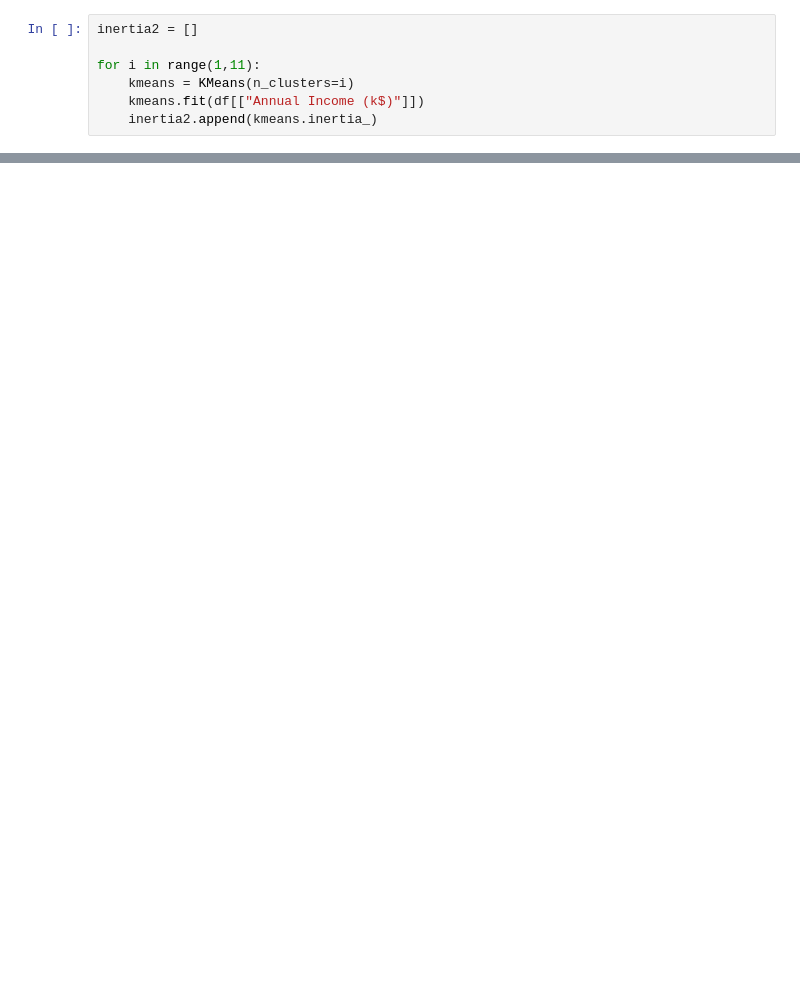
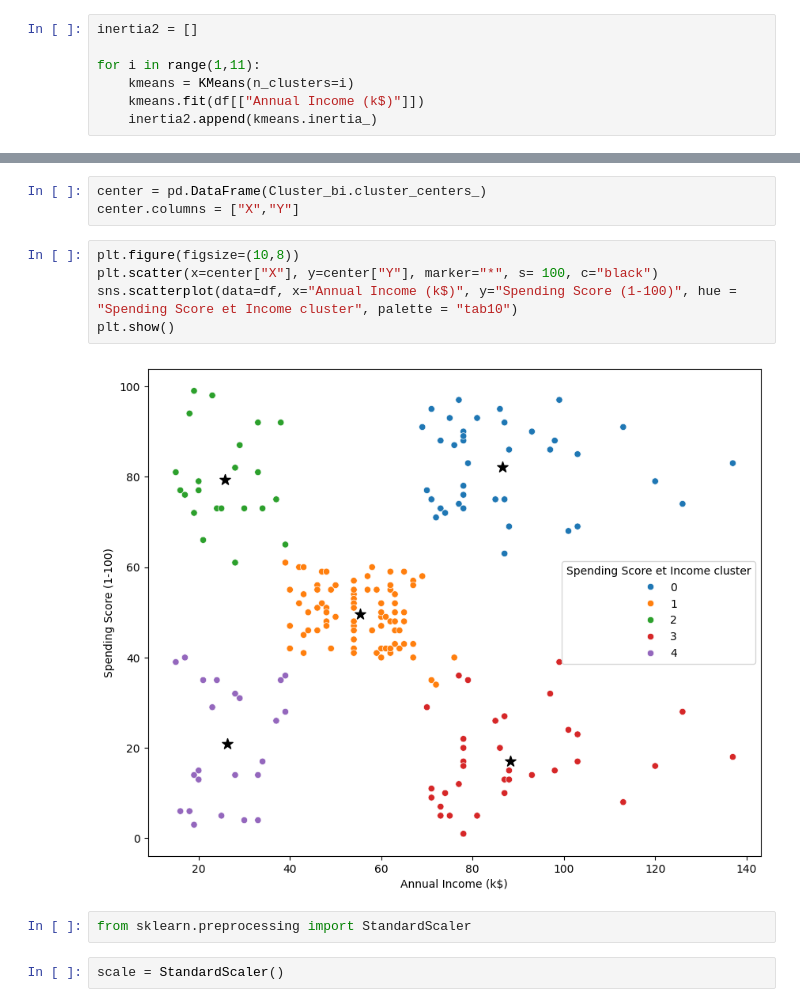
Before and after one commit to JWulfran/Machine-learning, a Jupyter notebook: Python_Customer_segmentation_&_clustering.ipynb, the cells around one changed output, grey strips where cells are left out. Drawn from its saved outputs; the diff is of its cells as text; blank space fills up the shorter version.

```diff
--- a/Python_Customer_segmentation_&_clustering.ipynb
+++ b/Python_Customer_segmentation_&_clustering.ipynb
@@ -174,0 +205,14 @@ for i in range(1,11):
+# %%
+center = pd.DataFrame(Cluster_bi.cluster_centers_)
+center.columns = ["X","Y"]
+# %%
+plt.figure(figsize=(10,8))
+plt.scatter(x=center["X"], y=center["Y"], marker="*", s= 100, c="black")
+sns.scatterplot(data=df, x="Annual Income (k$)", y="Spending Score (1-100)", hue = "Spending Score et Income cluster", palette = "tab10")
+plt.show()
+# %% [output]
+[figure, added]
+# %%
+from sklearn.preprocessing import StandardScaler
+# %%
+scale = StandardScaler()
```
Also changed, not shown: parts of 14 cells of this notebook, 1 other file.
